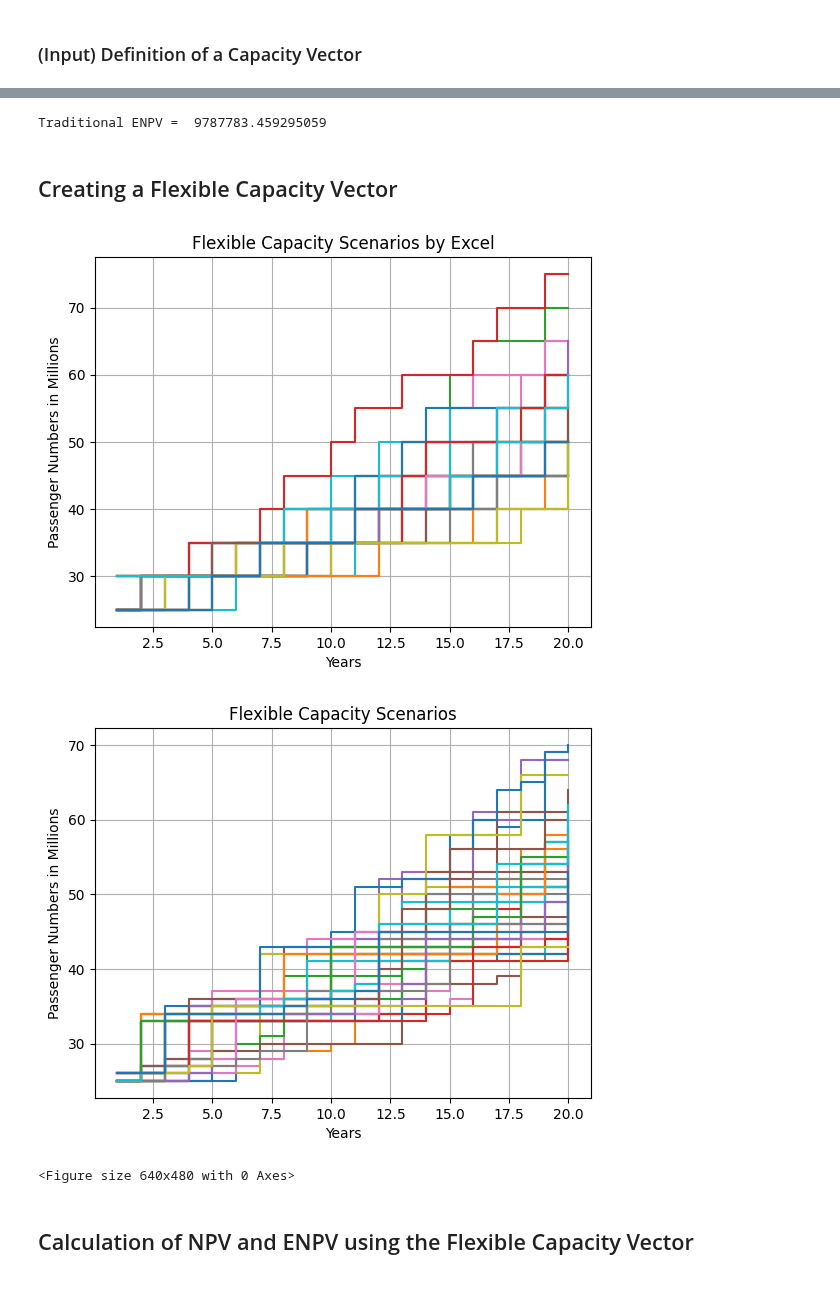
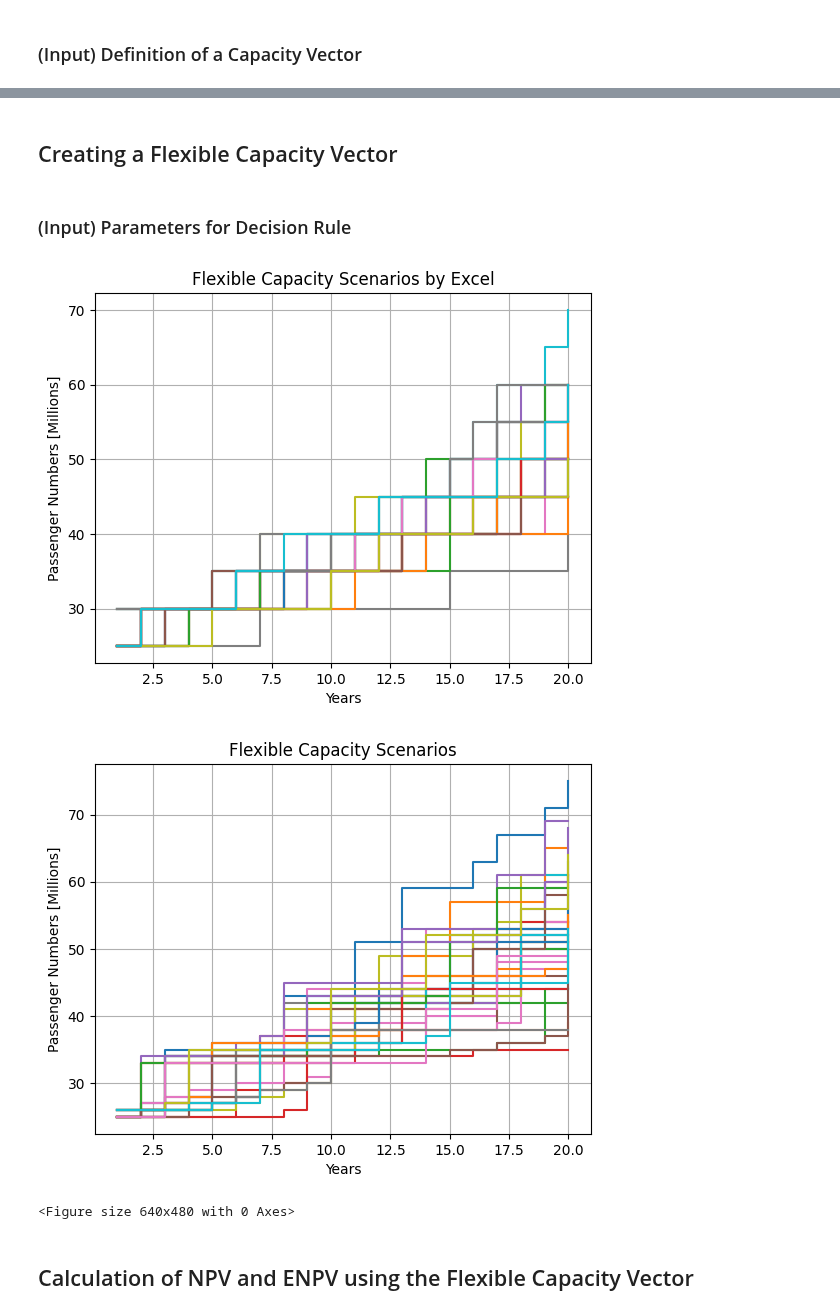
Before and after one commit to Oli767/VT1-Python-Files, a Jupyter notebook: VT1_with_Matrix_Import.ipynb, the cells around one changed output, grey strips where cells are left out. Drawn from its saved outputs; the diff is of its cells as text; code cells hidden in the pictures.

```diff
--- a/VT1_with_Matrix_Import.ipynb
+++ b/VT1_with_Matrix_Import.ipynb
@@ -47,12 +56,11 @@ Simga =  0.05813761525452841
 ### (Inputs) Definition for Scenarios
 # %%
 # Demand at t0
-# Dt0 = 22561132
 Dt0 = Historic_Demand[-1]
 # Steptime in Years
 dt = 1
 # Time Horizon of Forecasts in Steptime
-Fth = 50
+Fth = 20
 # Number of Forecasts
 Forecasts = 5000
 # %% [markdown]
@@ -101,36 +109,9 @@ EoS = 0.85  # EoS factor
 # %%
 # Definition of a Capacity Vector
 K_rounded = np.array(
-    [
-        25,
-        25,
-        25,
-        25,
-        30,
-        30,
-        30,
-        30,
-        30,
-        40,
-        40,
-        40,
-        40,
-        40,
-        50,
-        50,
-        50,
-        50,
-        50,
-        50,
-        50,
-        50,
-        50,
-        50,
-        50,
-        50,
-    , 50, 50, 50, 50, 50, 50, 50, 50, 50, 50, 50, 50, 50, 50, 50, 50, 50, 50]
+    [25, 25, 25, 25, 30, 30, 30, 30, 30, 40, 40, 40, 40, 40, 50, 50, 50, 50, 50, 50]
 )
 
-# Checking the length of the Capacity Vector
+# Checking the Length of the Capacity Vector
 fn.Capacity_Vector_Check(K_rounded, D_rounded)
 # %% [output]
@@ -165,9 +147,3 @@ Calculating the ENPV Function to calculate the Traditional ENPV
-# %%
-# Calculating the Traditonal ENPV for the given Capacity Vector
-Traditional_ENPV = np.mean(Traditional_NPV)
-print("Traditional ENPV = ", Traditional_ENPV)
-# %% [output]
-Traditional ENPV =  9787783.459295059
 # %% [markdown]
 ## Creating a Flexible Capacity Vector
 # %%
@@ -177,6 +153,8 @@ K0 = K_rounded[0]
 theta_excel = 5
 # Calling the Decision Rule for Excel Function to Create a Flexible Capacity Vector
 Flexible_Capacity_Excel = fn.Decision_Rule_Excel(D_rounded, K0, theta_excel)
+# %% [markdown]
+### (Input) Parameters for Decision Rule
 # %%
 # Capacity Theta Vector for Increase of Capacity
 theta_flex = [1, 4, 6, 8]
@@ -188,23 +166,23 @@ Flexible_Capacity = fn.Decision_Rule(D_rounded, K0, theta_flex, deltaK)
 # %%
 # Plotting the Flexible Capacity Vectors
 fn.Scenario_plot(
     Flexible_Capacity_Excel,
     Fth,
     False,
     "Flexible Capacity Scenarios by Excel",
-    "Passenger Numbers in Millions",
+    "Passenger Numbers [Millions]",
 )
 
 fn.Scenario_plot(
     Flexible_Capacity,
     Fth,
     False,
     "Flexible Capacity Scenarios",
-    "Passenger Numbers in Millions",
+    "Passenger Numbers [Millions]",
 )
 # %% [output]
-[figure, old version]
+[figure, new version]
-[figure, old version]
+[figure, new version]
 <Figure size 640x480 with 0 Axes>
 # %% [markdown]
 ## Calculation of NPV and ENPV using the Flexible Capacity Vector
```
Also changed, not shown: parts of 21 cells of this notebook.
